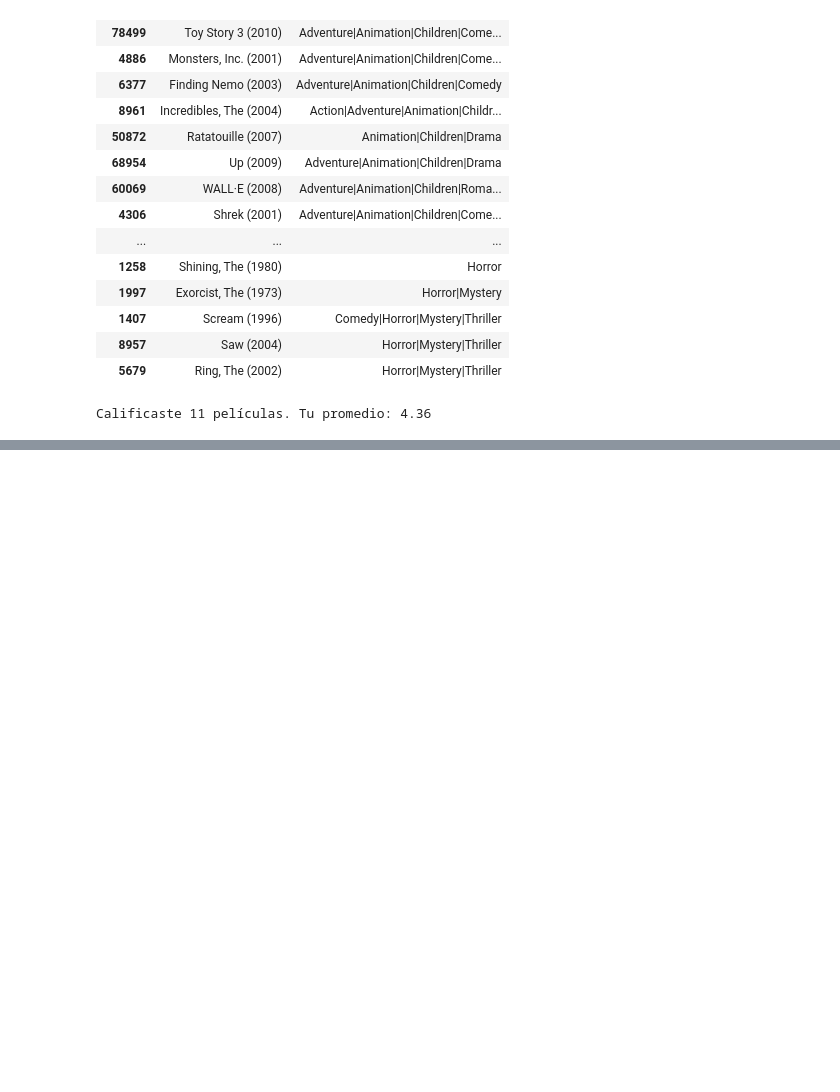
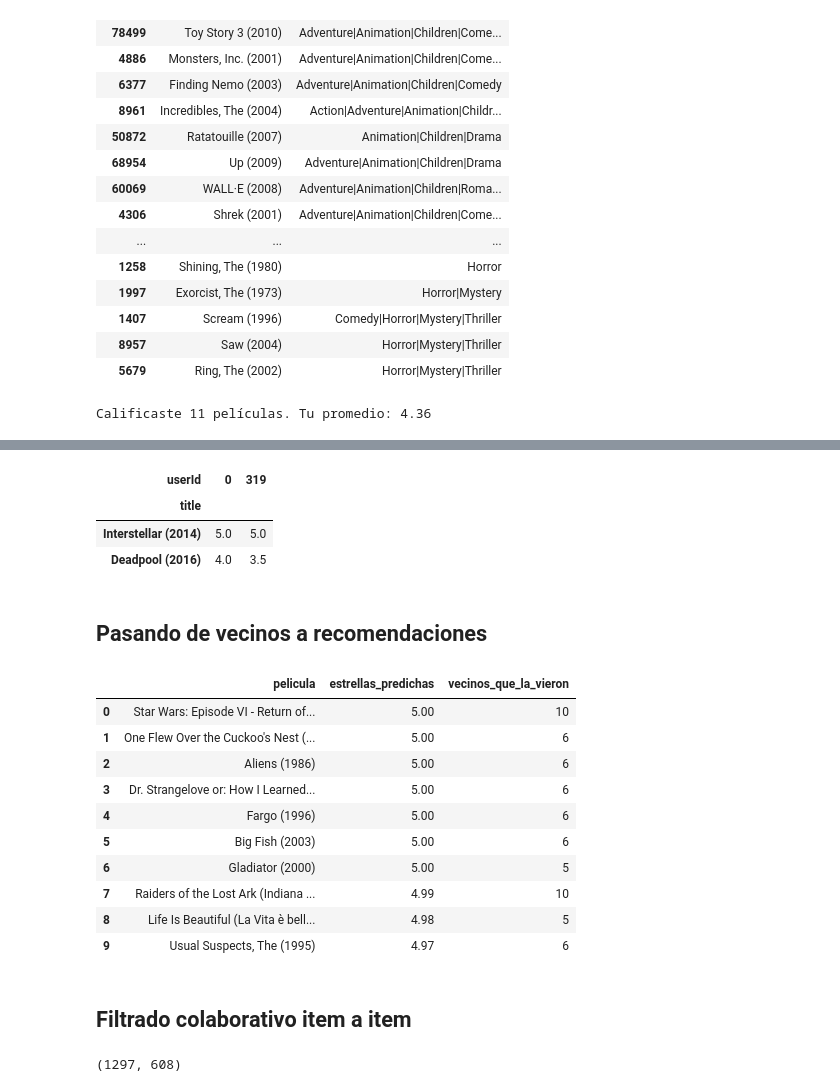
Before and after one commit to CarlosBallesuag/IA_Practicas_LAB, a Jupyter notebook: Practicas Parcial 3/Modelo_Recomendador_Peliculas.ipynb, the cells around one changed output, grey strips where cells are left out. Cells and saved outputs as stored; diff of their text form; code cells hidden in the pictures; blank space fills up the shorter version.

```diff
--- a/Practicas Parcial 3/Modelo_Recomendador_Peliculas.ipynb
+++ b/Practicas Parcial 3/Modelo_Recomendador_Peliculas.ipynb
@@ -150,0 +233,5 @@ califificaciones =
+# %%
+promedio = tabla.mean(axis=1)                 # promedio de cada usuario
+centrada = tabla.sub(promedio, axis=0)        # calificación − su promedio
+centrada = centrada.fillna(0)                 # hueco = sin opinión
+centrada.loc[0, list(mis_calificaciones)].round(2)   # tus gustos, ya centrados
@@ -150,0 +254,3 @@ califificaciones =
+# %%
+knn_usuarios = NearestNeighbors(metric="cosine")
+knn_usuarios.fit(centrada)
@@ -150,0 +259,5 @@ califificaciones =
+# %%
+distancias, posiciones = knn_usuarios.kneighbors(centrada.loc[[0]], n_neighbors=11)
+vecinos = pd.DataFrame({"usuario": centrada.index[posiciones[0]],
+                        "similitud": (1 - distancias[0]).round(3)})
+vecinos
@@ -150,0 +277,57 @@ califificaciones =
+# %%
+vecino_uno = vecinos["usuario"].iloc[1]
+comparacion = tabla.loc[[0, vecino_uno]].T.dropna()
+comparacion.index = titulo[comparacion.index]
+comparacion
+# %% [output]
+| userId | 0 | 319 |
+| title |  |  |
+| Interstellar (2014) | 5.0 | 5.0 |
+| Deadpool (2016) | 4.0 | 3.5 |
+# %% [markdown]
+## Pasando de vecinos a recomendaciones
+# %%
+def recomendar_usuario_usuario(usuario, k=30, min_vecinos=5, n=10):
+    # 1) Los k vecinos más parecidos (el primero es el propio usuario: lo quitamos)
+    distancias, posiciones = knn_usuarios.kneighbors(centrada.loc[[usuario]], n_neighbors=k + 1)
+    vecinos = centrada.index[posiciones[0][1:]]
+    similitud = pd.Series(1 - distancias[0][1:], index=vecinos)
+
+    # 2) Opinión de los vecinos sobre cada película, ponderada por su similitud
+    opinion = centrada.loc[vecinos].mul(similitud, axis=0).sum()
+    vieron = tabla.loc[vecinos].notna()
+    peso = vieron.mul(similitud.abs(), axis=0).sum()
+    cuantos = vieron.sum()
+
+    # 3) Predicción = tu promedio + opinión de tus vecinos (sin pasarse de 0.5 a 5 estrellas)
+    prediccion = (promedio[usuario] + opinion / peso).clip(0.5, 5)
+
+    # 4) Solo películas que NO has visto y que vieron al menos min_vecinos de tus vecinos
+    candidatas = tabla.loc[usuario].isna() & (cuantos >= min_vecinos)
+    resultado = pd.DataFrame({"pelicula": titulo[prediccion[candidatas].index].values,
+                              "estrellas_predichas": prediccion[candidatas].round(2).values,
+                              "vecinos_que_la_vieron": cuantos[candidatas].values})
+    return resultado.sort_values("estrellas_predichas", ascending=False).head(n).reset_index(drop=True)
+# %%
+recomendar_usuario_usuario(0)
+# %% [output]
+|  | pelicula | estrellas_predichas | vecinos_que_la_vieron |
+| 0 | Star Wars: Episode VI - Return of... | 5.00 | 10 |
+| 1 | One Flew Over the Cuckoo's Nest (... | 5.00 | 6 |
+| 2 | Aliens (1986) | 5.00 | 6 |
+| 3 | Dr. Strangelove or: How I Learned... | 5.00 | 6 |
+| 4 | Fargo (1996) | 5.00 | 6 |
+| 5 | Big Fish (2003) | 5.00 | 6 |
+| 6 | Gladiator (2000) | 5.00 | 5 |
+| 7 | Raiders of the Lost Ark (Indiana ... | 4.99 | 10 |
+| 8 | Life Is Beautiful (La Vita è bell... | 4.98 | 5 |
+| 9 | Usual Suspects, The (1995) | 4.97 | 6 |
+# %% [markdown]
+## Filtrado colaborativo item a item
+# %%
+por_pelicula = centrada.T                    # filas = películas, columnas = usuarios
+knn_peliculas = NearestNeighbors(metric="cosine")
+knn_peliculas.fit(por_pelicula)
+por_pelicula.shape
+# %% [output]
+(1297, 608)
```
Also changed, not shown: parts of 19 cells of this notebook.
